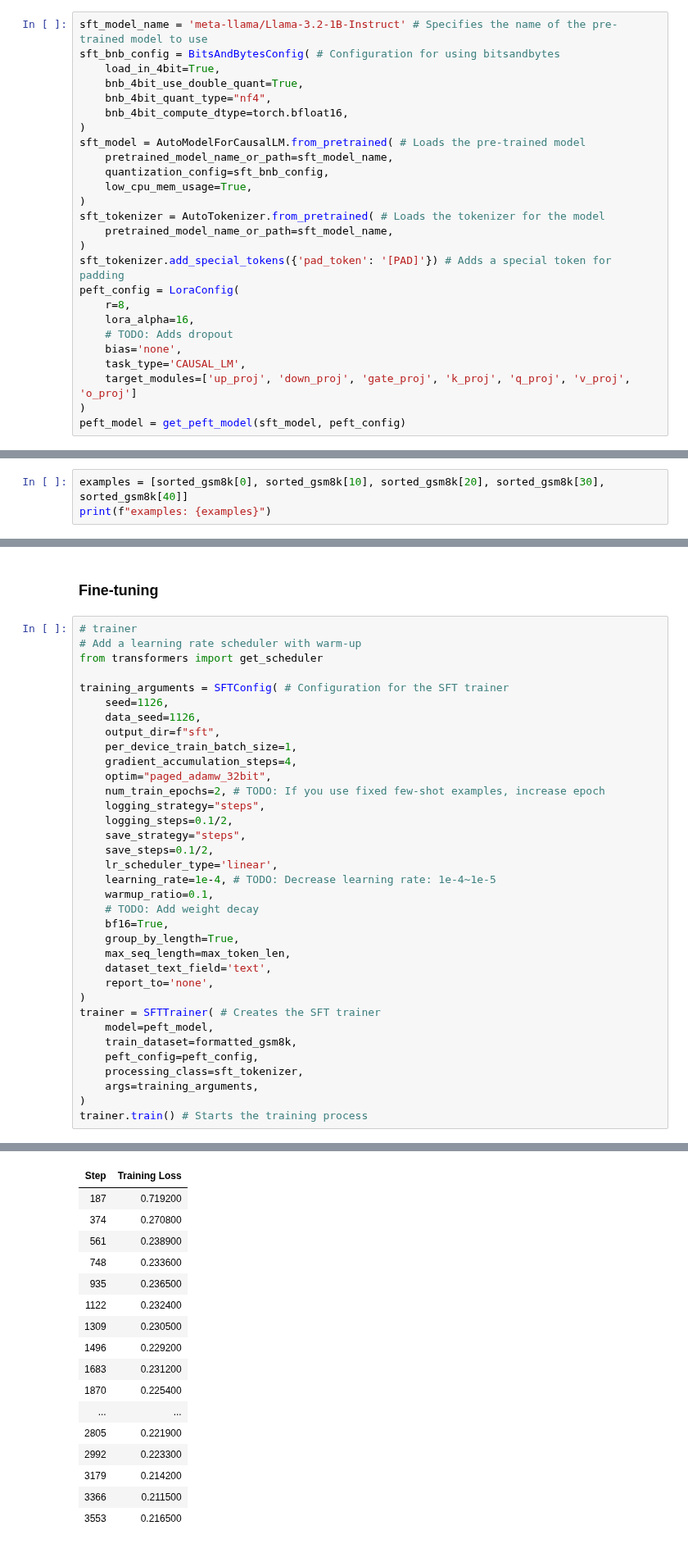
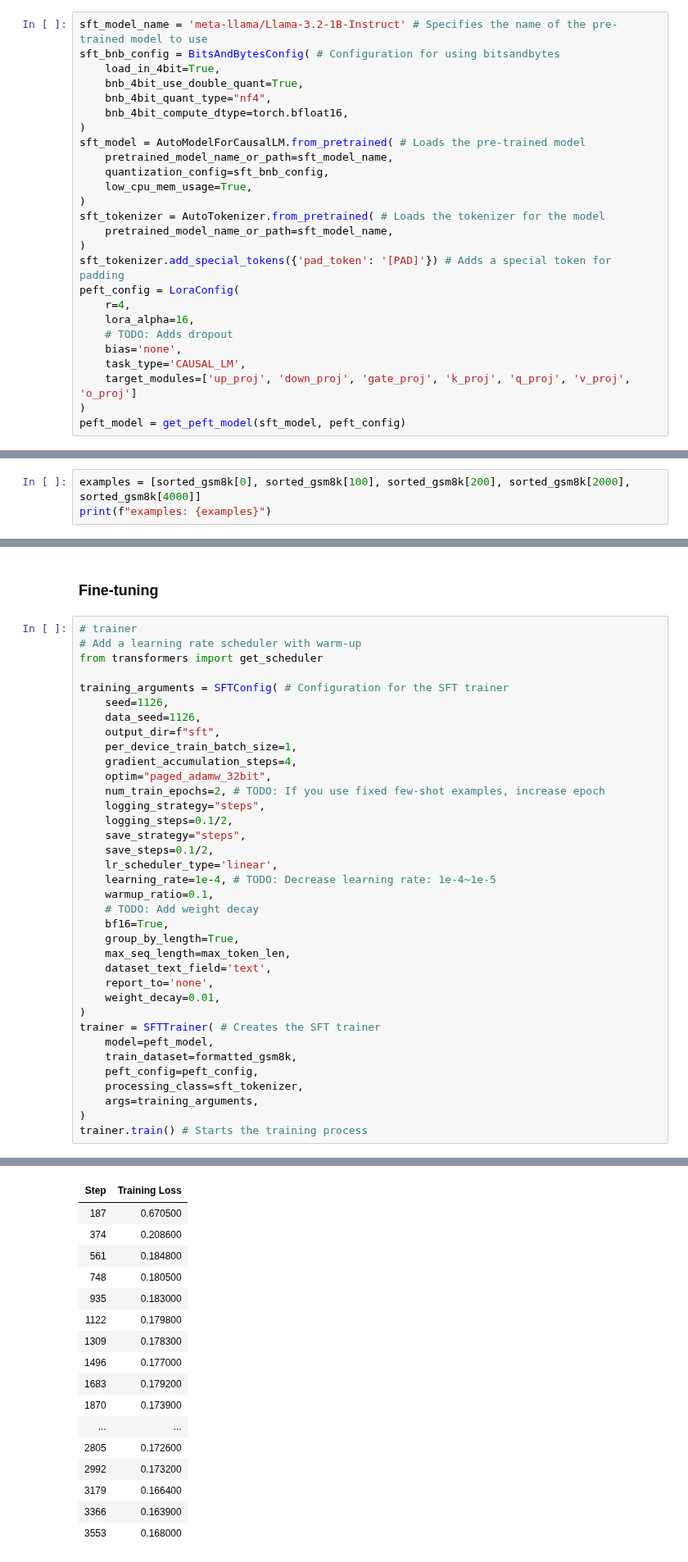
Before and after one commit to chousallen/MachineLearning2025, a Jupyter notebook: hw06/ml2025hw6.ipynb, the cells around one changed output, grey strips where cells are left out. Shown at 82% size. Cells and saved outputs as stored; diff of their text form.

Commit message:
Kaggle Notebook | ml2025hw6 | select examples + log

```diff
--- a/hw06/ml2025hw6.ipynb
+++ b/hw06/ml2025hw6.ipynb
@@ -134,7 +134,7 @@ sft_tokenizer = AutoTokenizer.from_pretrained( # Loads the tokenizer for the mod
 )
 sft_tokenizer.add_special_tokens({'pad_token': '[PAD]'}) # Adds a special token for padding
 peft_config = LoraConfig(
-    r=8,
+    r=4,
     lora_alpha=16,
     # TODO: Adds dropout
     bias='none',
@@ -271,6 +271,6 @@ plt.show()
 # %% [output]
 [figure]
 # %%
-examples = [sorted_gsm8k[0], sorted_gsm8k[10], sorted_gsm8k[20], sorted_gsm8k[30], sorted_gsm8k[40]]
+examples = [sorted_gsm8k[0], sorted_gsm8k[100], sorted_gsm8k[200], sorted_gsm8k[2000], sorted_gsm8k[4000]]
 print(f"examples: {examples}")
 # %% [output]
@@ -323,6 +323,7 @@ training_arguments = SFTConfig( # Configuration for the SFT trainer
     max_seq_length=max_token_len,
     dataset_text_field='text',
     report_to='none',
+    weight_decay=0.01,
 )
 trainer = SFTTrainer( # Creates the SFT trainer
     model=peft_model,
@@ -349,20 +350,20 @@ The following columns in the training set don't have a corresponding argument in
 | Step | Training Loss |
-| 187 | 0.719200 |
-| 374 | 0.270800 |
-| 561 | 0.238900 |
-| 748 | 0.233600 |
-| 935 | 0.236500 |
-| 1122 | 0.232400 |
-| 1309 | 0.230500 |
-| 1496 | 0.229200 |
-| 1683 | 0.231200 |
-| 1870 | 0.225400 |
+| 187 | 0.670500 |
+| 374 | 0.208600 |
+| 561 | 0.184800 |
+| 748 | 0.180500 |
+| 935 | 0.183000 |
+| 1122 | 0.179800 |
+| 1309 | 0.178300 |
+| 1496 | 0.177000 |
+| 1683 | 0.179200 |
+| 1870 | 0.173900 |
 | ... | ... |
-| 2805 | 0.221900 |
-| 2992 | 0.223300 |
-| 3179 | 0.214200 |
-| 3366 | 0.211500 |
-| 3553 | 0.216500 |
+| 2805 | 0.172600 |
+| 2992 | 0.173200 |
+| 3179 | 0.166400 |
+| 3366 | 0.163900 |
+| 3553 | 0.168000 |
 Saving model checkpoint to sft/checkpoint-187
 loading configuration file config.json from cache at /root/.cache/huggingface/hub/models--meta-llama--Llama-3.2-1B-Instruct/snapshots/9213176726f574b556790deb65791e0c5aa438b6/config.json
 Model config LlamaConfig {
```
Also changed, not shown: parts of 5 cells of this notebook.
